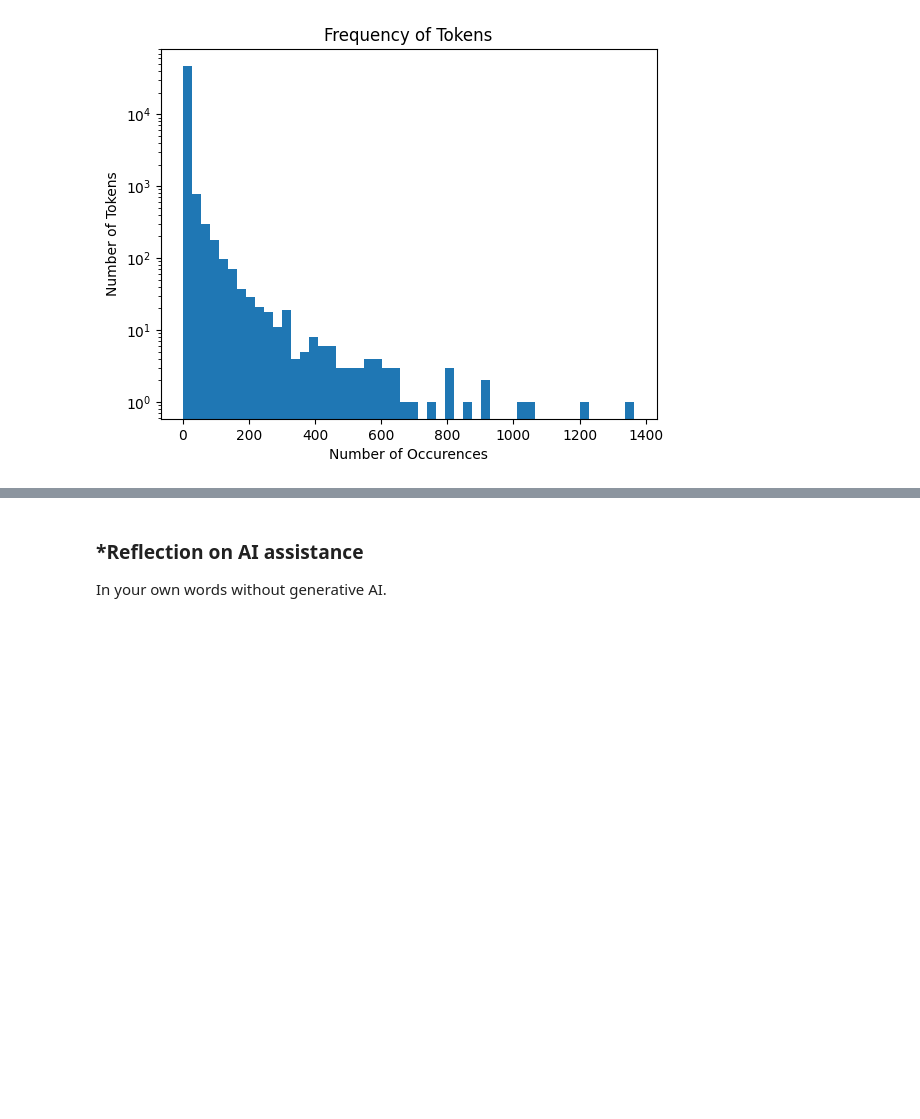
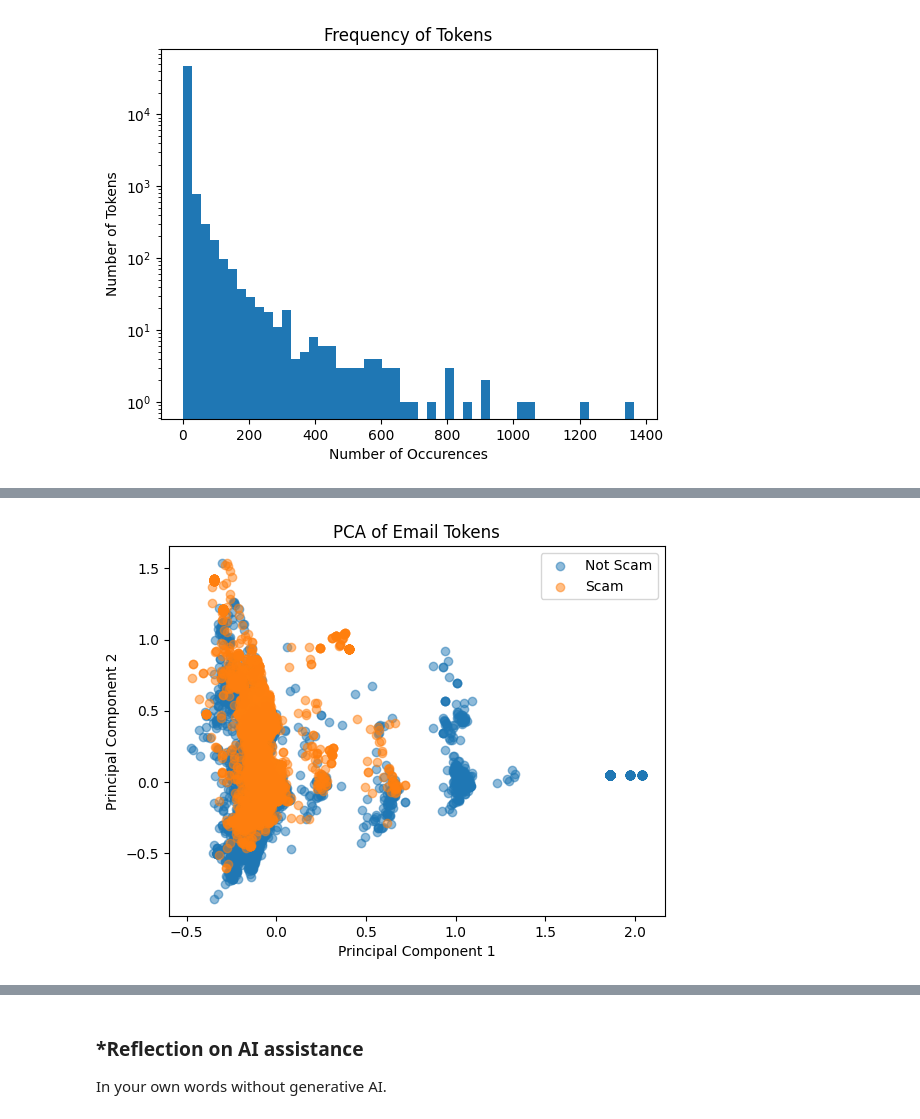
Before and after one commit to raffaellaalpaca-ai/A05-pca, a Jupyter notebook: notebook.ipynb, the cells around one changed output, grey strips where cells are left out. Cells and saved outputs as stored; diff of their text form; code cells hidden in the pictures; blank space fills up the shorter version.

```diff
--- a/notebook.ipynb
+++ b/notebook.ipynb
@@ -300,0 +369,37 @@ plt.show()
+# %%
+
+# Q3: PCA with 2 components
+from sklearn.decomposition import PCA
+# PCA with 2 components
+pca = PCA(n_components=2)
+
+# PCA to the word data
+X_pca = pca.fit_transform(X)
+
+#scatter plot for non-scam emails
+plt.scatter(
+    X_pca[y == 0, 0],
+    X_pca[y == 0, 1],
+    label="Not Scam",
+    alpha=0.5
+)
+
+#scatter plot for scam emails
+plt.scatter(
+    X_pca[y == 1, 0],
+    X_pca[y == 1, 1],
+    label="Scam",
+    alpha=0.5
+)
+
+plt.title("PCA of Email Tokens")
+plt.xlabel("Principal Component 1")
+plt.ylabel("Principal Component 2")
+
+# Show the legend
+plt.legend()
+
+# Display the scatter plot
+plt.show()
+# %% [output]
+[figure, added]
```
Also changed, not shown: parts of 5 cells of this notebook.
